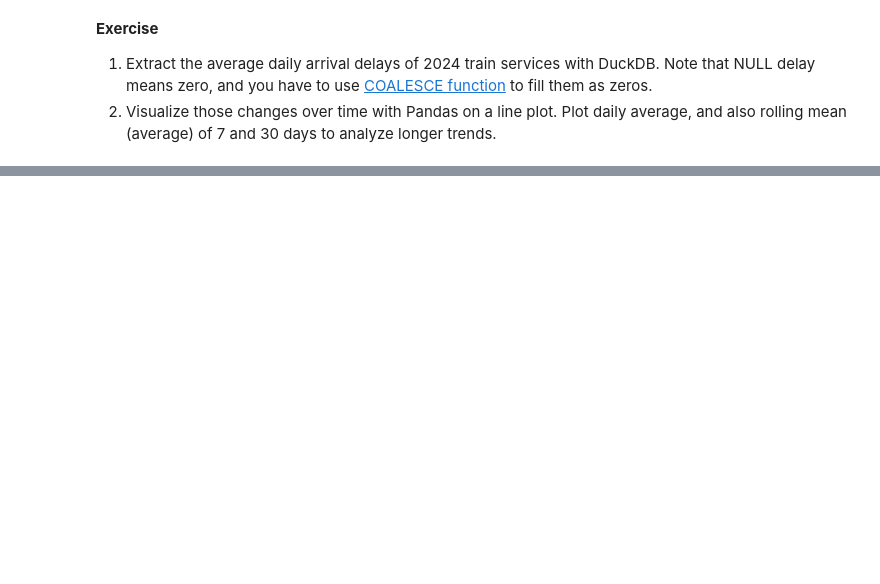
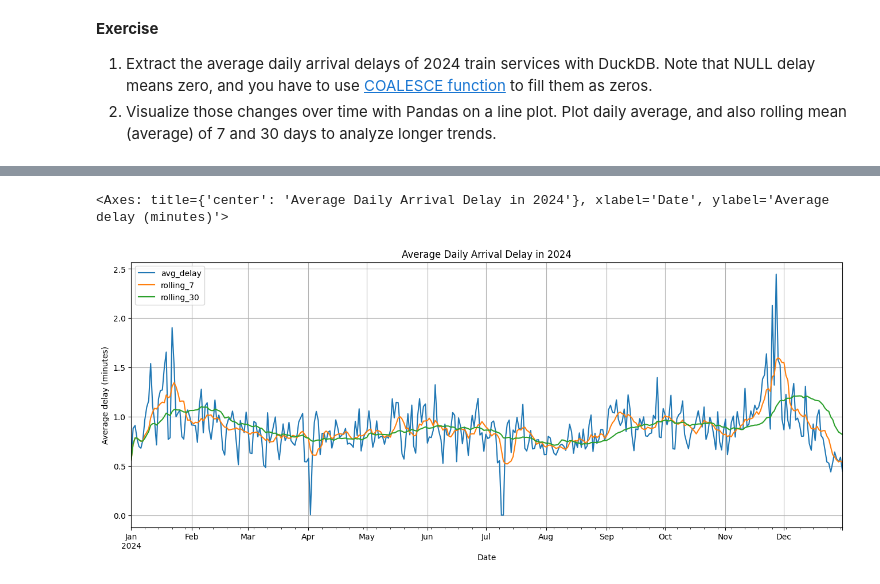
Before and after one commit to juliaryb/MLOps1, a Jupyter notebook: lab02/lab/notebook_02_duckdb.ipynb, the cells around one changed output, grey strips where cells are left out. Drawn from its saved outputs; the diff is of its cells as text; code cells hidden in the pictures; blank space fills up the shorter version.

```diff
--- a/lab02/lab/notebook_02_duckdb.ipynb
+++ b/lab02/lab/notebook_02_duckdb.ipynb
@@ -615,3 +684,12 @@ df_disruptions_statistics.plot.barh(x="cause", y="cause_frequency")
 
 1. Extract the average daily arrival delays of 2024 train services with DuckDB. Note that NULL delay means zero, and you have to use [COALESCE function](https://duckdb.org/docs/stable/sql/functions/utility.html#coalesceexpr-) to fill them as zeros.
 2. Visualize those changes over time with Pandas on a line plot. Plot daily average, and also rolling mean (average) of 7 and 30 days to analyze longer trends.
+# %%
+daily_avg = duckdb.sql("""
+SELECT
+    "Service:Date" AS day,
+    AVG(COALESCE("Stop:Arrival delay", 0)) AS avg_delay
+FROM 'data/services-2024.parquet'
+GROUP BY day
+ORDER BY day;
+""").df()
@@ -617,0 +712,13 @@ df_disruptions_statistics.plot.barh(x="cause", y="cause_frequency")
+# %%
+daily_avg.plot.line(
+    figsize=(16, 6),
+    x="day",
+    y=["avg_delay", "rolling_7", "rolling_30"],
+    title="Average Daily Arrival Delay in 2024",
+    xlabel="Date",
+    ylabel="Average delay (minutes)",
+    grid=True,
+)
+# %% [output]
+<Axes: title={'center': 'Average Daily Arrival Delay in 2024'}, xlabel='Date', ylabel='Average delay (minutes)'>
+[figure, added]
```
Also changed, not shown: parts of 9 cells of this notebook, 1 other file.
